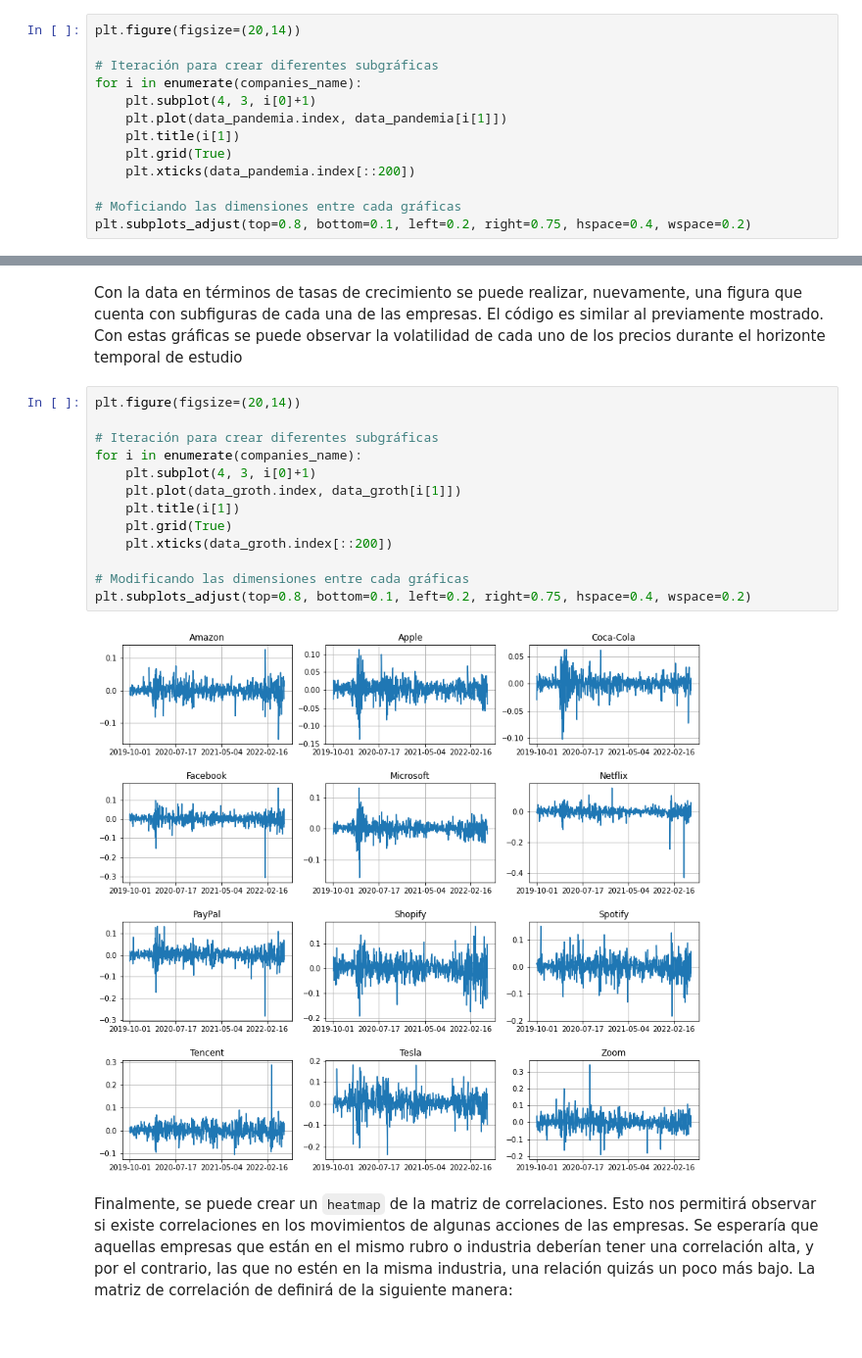
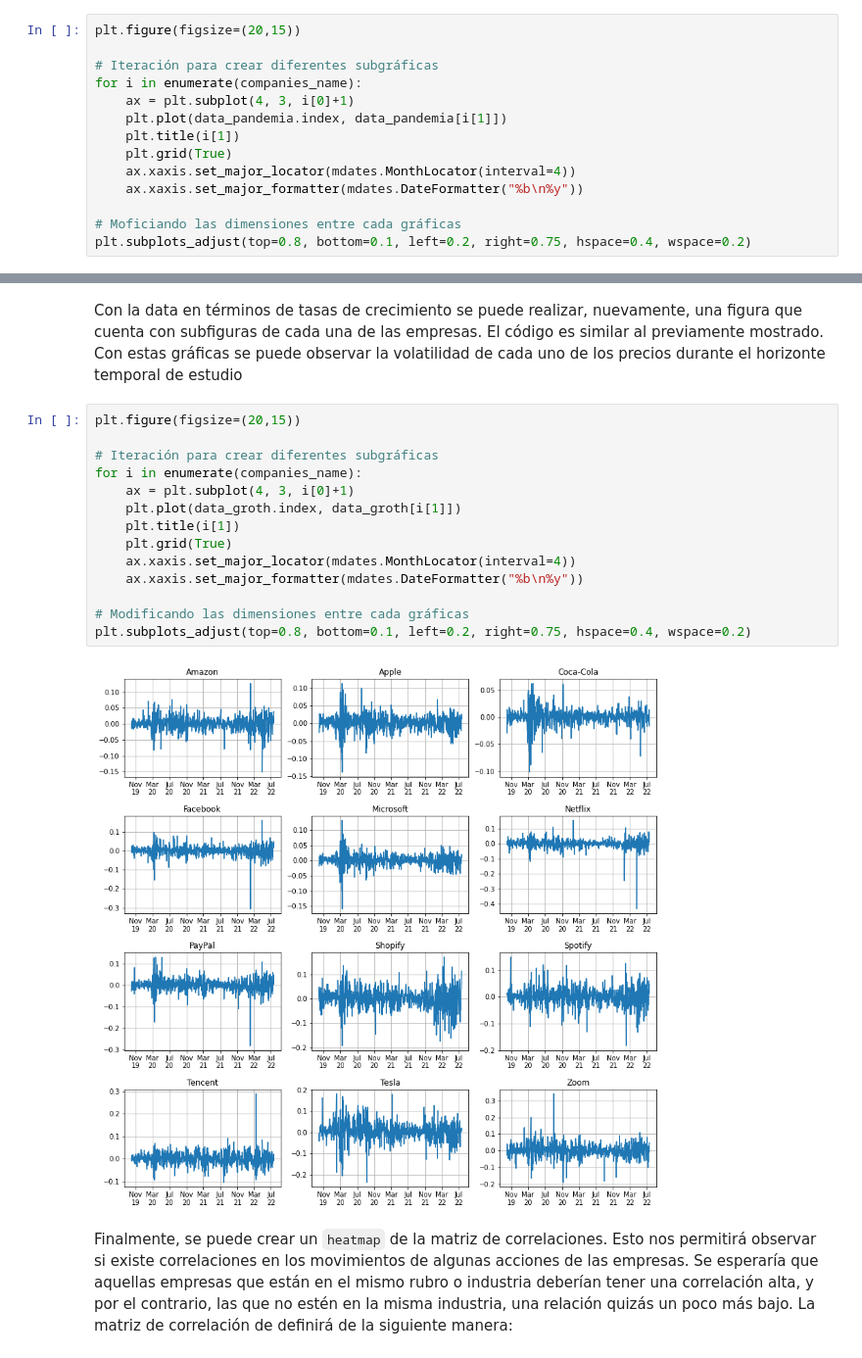
Before and after one commit to mauricioalvaradoo/yfinance, a Jupyter notebook: stocks-analysis.ipynb, the cells around one changed output, grey strips where cells are left out. Shown: that part at 98% size. Saved outputs shown, nothing was run; the diff lists cells and outputs as text.

```diff
--- a/stocks-analysis.ipynb
+++ b/stocks-analysis.ipynb
@@ -146,15 +147,16 @@ list(enumerate(companies_name))
 # %% [markdown]
 Con lo mencionado previamente, se va a crear una figura general, la cual contará con subfiguras en su interior. El entorno a crearse tendrá una dimensión de (4,3), por lo que únicamente podrán entrar doce empresas (en caso de requerir un entorno mayor, se puede modificar las dimensiones). Cada subgráfica será llamada con un _loop_ y tendrá el mismo formato en cada uno de los casos. El orden asignado para cada subgráfica será referenciada mediante la posición que cuente en la lista _companies_name_, pero adicionandole un "uno", por las razones ya previamente explicadas.
 # %%
-plt.figure(figsize=(20,14))
+plt.figure(figsize=(20,15))
 
 # Iteración para crear diferentes subgráficas
 for i in enumerate(companies_name):
-    plt.subplot(4, 3, i[0]+1)
+    ax = plt.subplot(4, 3, i[0]+1)
     plt.plot(data_pandemia.index, data_pandemia[i[1]])
     plt.title(i[1])
     plt.grid(True)
-    plt.xticks(data_pandemia.index[::200])
+    ax.xaxis.set_major_locator(mdates.MonthLocator(interval=4))
+    ax.xaxis.set_major_formatter(mdates.DateFormatter("%b\n%y"))
 
 # Moficiando las dimensiones entre cada gráficas
 plt.subplots_adjust(top=0.8, bottom=0.1, left=0.2, right=0.75, hspace=0.4, wspace=0.2)
@@ -182,20 +184,21 @@ data_groth.head()
 # %% [markdown]
 Con la data en términos de tasas de crecimiento se puede realizar, nuevamente, una figura que cuenta con subfiguras de cada una de las empresas. El código es similar al previamente mostrado. Con estas gráficas se puede observar la volatilidad de cada uno de los precios durante el horizonte temporal de estudio
 # %%
-plt.figure(figsize=(20,14))
+plt.figure(figsize=(20,15))
 
 # Iteración para crear diferentes subgráficas
 for i in enumerate(companies_name):
-    plt.subplot(4, 3, i[0]+1)
+    ax = plt.subplot(4, 3, i[0]+1)
     plt.plot(data_groth.index, data_groth[i[1]])
     plt.title(i[1])
     plt.grid(True)
-    plt.xticks(data_groth.index[::200])
+    ax.xaxis.set_major_locator(mdates.MonthLocator(interval=4))
+    ax.xaxis.set_major_formatter(mdates.DateFormatter("%b\n%y"))
 
 # Modificando las dimensiones entre cada gráficas
 plt.subplots_adjust(top=0.8, bottom=0.1, left=0.2, right=0.75, hspace=0.4, wspace=0.2)
 # %% [output]
-[figure, old version]
+[figure, new version]
 # %% [markdown]
 Finalmente, se puede crear un `heatmap` de la matriz de correlaciones. Esto nos permitirá observar si existe correlaciones en los movimientos de algunas acciones de las empresas. Se esperaría que aquellas empresas que están en el mismo rubro o industria deberían tener una correlación alta, y por el contrario, las que no estén en la misma industria, una relación quizás un poco más bajo. La matriz de correlación de definirá de la siguiente manera:
 # %%
```
Also changed, not shown: parts of 8 cells of this notebook.
